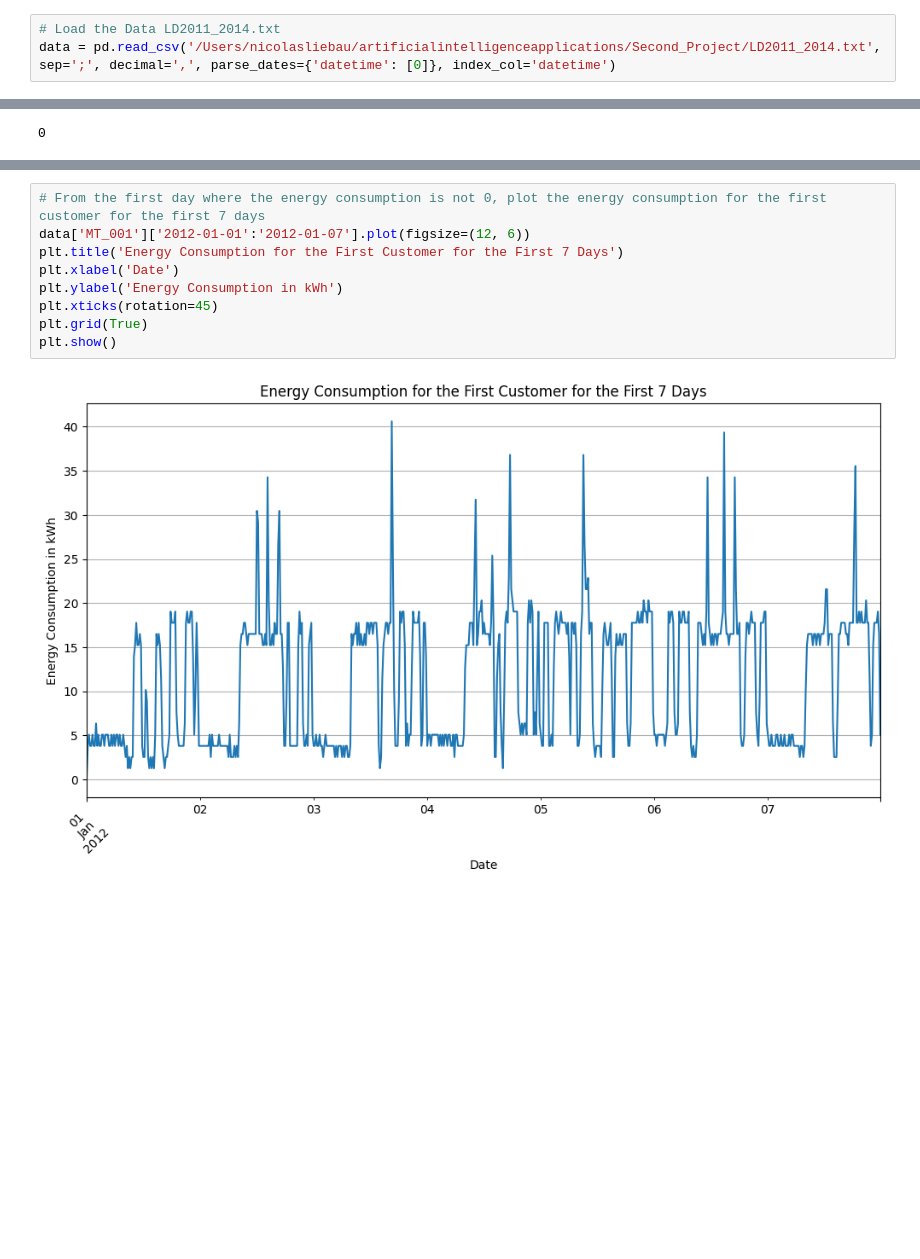
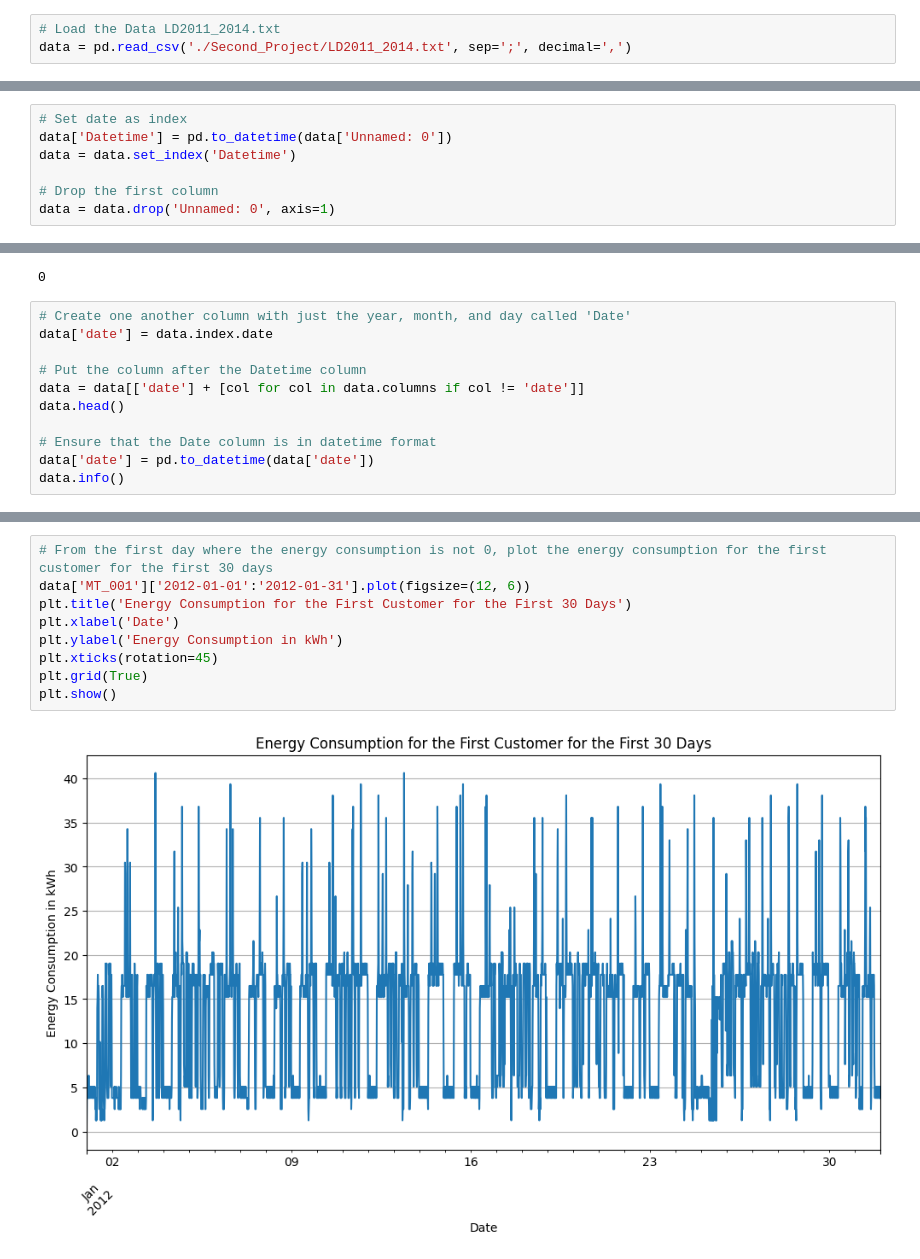
Before and after one commit to nicolaslieb/artificialintelligenceapplications, a Jupyter notebook: Second_Project/second_project.ipynb, the cells around one changed output, grey strips where cells are left out. Drawn from its saved outputs; the diff is of its cells as text; blank space fills up the shorter version.

```diff
--- a/Second_Project/second_project.ipynb
+++ b/Second_Project/second_project.ipynb
@@ -12,7 +12,7 @@ from tensorflow.keras.models import Sequential
 from tensorflow.keras.layers import LSTM, Dense
 # %%
 # Load the Data LD2011_2014.txt
-data = pd.read_csv('/Users/nicolasliebau/artificialintelligenceapplications/Second_Project/LD2011_2014.txt', sep=';', decimal=',', parse_dates={'datetime': [0]}, index_col='datetime')
+data = pd.read_csv('./Second_Project/LD2011_2014.txt', sep=';', decimal=',')
 # %%
 # Display the first 5 rows of the data
 data.head()
@@ -27,0 +27,7 @@ data.head()
+# %%
+# Set date as index
+data['Datetime'] = pd.to_datetime(data['Unnamed: 0'])
+data = data.set_index('Datetime')
+
+# Drop the first column
+data = data.drop('Unnamed: 0', axis=1)
@@ -69,3 +86,14 @@ Length: 370, dtype: int64
 data.isnull().sum().sum()
 # %% [output]
 0
+# %%
+# Create one another column with just the year, month, and day called 'Date'
+data['date'] = data.index.date
+
+# Put the column after the Datetime column
+data = data[['date'] + [col for col in data.columns if col != 'date']]
+data.head()
+
+# Ensure that the Date column is in datetime format
+data['date'] = pd.to_datetime(data['date'])
+data.info()
@@ -72,11 +140,11 @@ data.isnull().sum().sum()
 # %%
-# From the first day where the energy consumption is not 0, plot the energy consumption for the first customer for the first 7 days
-data['MT_001']['2012-01-01':'2012-01-07'].plot(figsize=(12, 6))
-plt.title('Energy Consumption for the First Customer for the First 7 Days')
+# From the first day where the energy consumption is not 0, plot the energy consumption for the first customer for the first 30 days
+data['MT_001']['2012-01-01':'2012-01-31'].plot(figsize=(12, 6))
+plt.title('Energy Consumption for the First Customer for the First 30 Days')
 plt.xlabel('Date')
 plt.ylabel('Energy Consumption in kWh')
 plt.xticks(rotation=45)
 plt.grid(True)
 plt.show()
 # %% [output]
-[figure, old version]
+[figure, new version]
```
Also changed, not shown: parts of 6 cells of this notebook.
